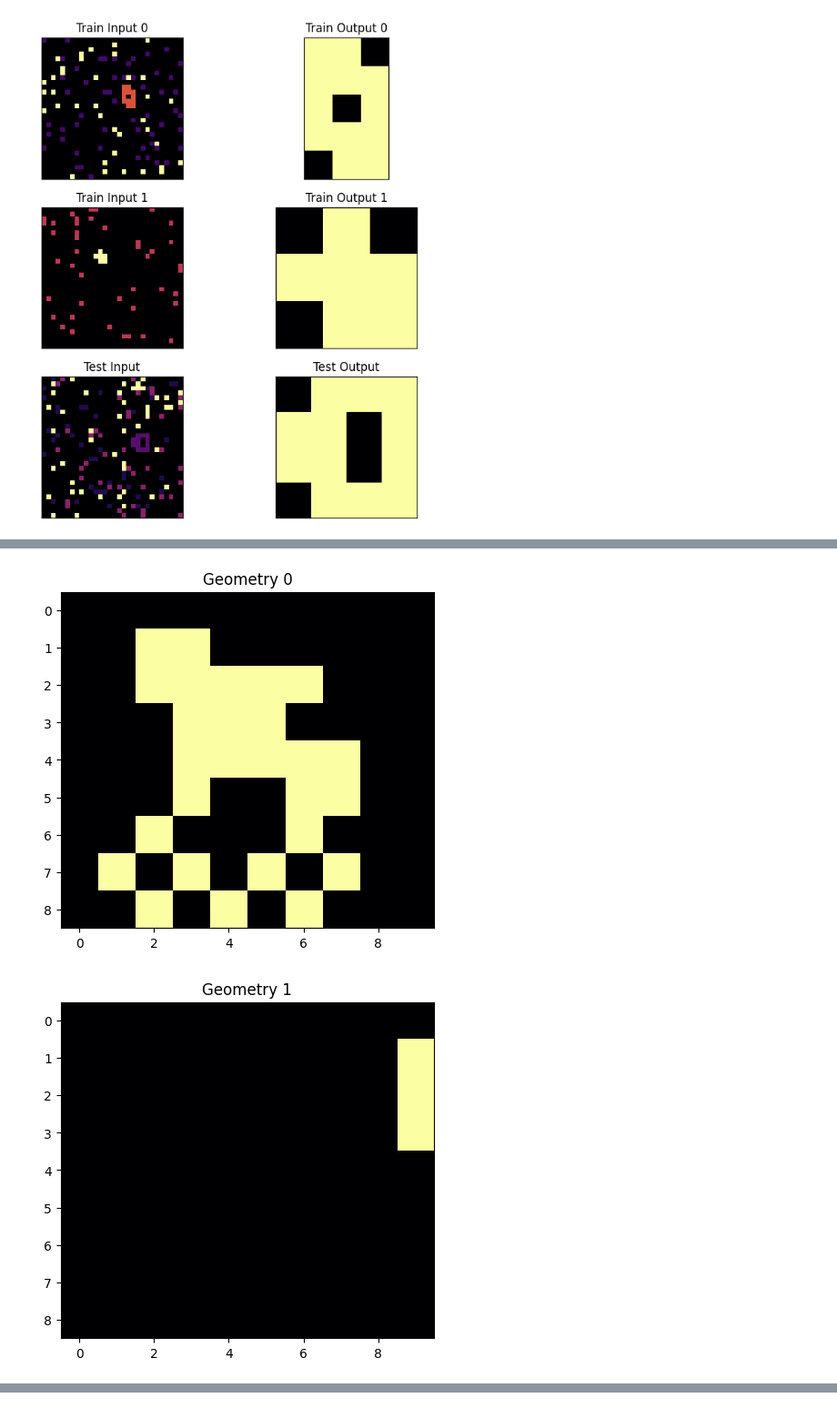
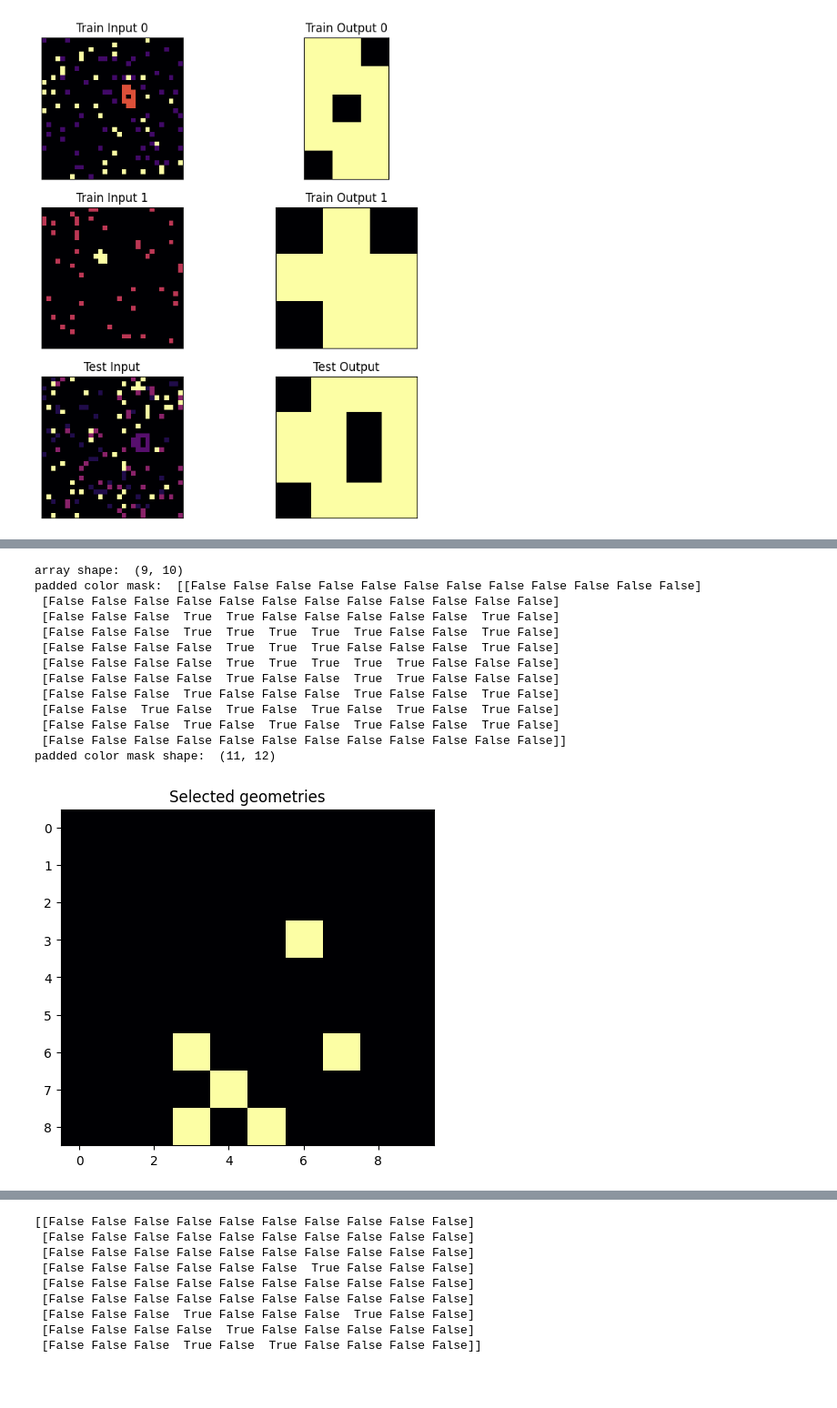
Before and after one commit to francescobraicovich/ARC2, a Jupyter notebook: code/exploration.ipynb, the cells around one changed output, grey strips where cells are left out. Shown at 91% size. Drawn from its saved outputs; the diff is of its cells as text; code cells hidden in the pictures; blank space fills up the shorter version.

```diff
--- a/code/exploration.ipynb
+++ b/code/exploration.ipynb
@@ -24,28 +24,40 @@ display_challenge(challenge_key)
 # %% [output]
 [figure]
 # %%
-from utilities.select import select_by_color_and_geometry, select_by_color_and_adjacent
+from utilities.select import select_by_color_and_geometry, select_by_color_and_adjacent, select_by_color_and_area, select_adjacent_to_color
 import numpy as np
 
 arr = np.array([
        [0, 0, 0, 0, 0, 0, 0, 0, 0, 0],
        [0, 0, 1, 1, 0, 0, 0, 0, 0, 1],
        [0, 0, 1, 1, 1, 1, 1, 0, 0, 1],
        [0, 0, 0, 1, 1, 1, 0, 0, 0, 1],
        [0, 0, 0, 1, 1, 1, 1, 1, 0, 0],
        [0, 0, 0, 1, 0, 0, 1, 1, 0, 0],
        [0, 0, 1, 0, 0, 0, 1, 0, 0, 1],
        [0, 1, 0, 1, 0, 1, 0, 1, 0, 1],
        [0, 0, 1, 0, 1, 0, 1, 0, 0, 1]])
 
 # plot the array as an image
 plt.imshow(arr)
 plt.show()
 
 # find all squares of color 1 with side length 2
-geometries = select_by_color_and_adjacent(arr, 1, display=True)
+geometries = select_adjacent_to_color(arr, 1, 3, display=True)
 print(geometries)
 # %% [output]
 [figure]
+array shape:  (9, 10)
+padded color mask:  [[False False False False False False False False False False False False]
+ [False False False False False False False False False False False False]
+ [False False False  True  True False False False False False  True False]
+ [False False False  True  True  True  True  True False False  True False]
+ [False False False False  True  True  True False False False  True False]
+ [False False False False  True  True  True  True  True False False False]
+ [False False False False  True False False  True  True False False False]
+ [False False False  True False False False  True False False  True False]
+ [False False  True False  True False  True False  True False  True False]
+ [False False False  True False  True False  True False False  True False]
+ [False False False False False False False False False False False False]]
+padded color mask shape:  (11, 12)
-[figure, old version]
+[figure, new version]
-[figure, removed]
@@ -69,0 +64,9 @@ print(geometries)
+[[False False False False False False False False False False]
+ [False False False False False False False False False False]
+ [False False False False False False False False False False]
+ [False False False False False False  True False False False]
+ [False False False False False False False False False False]
+ [False False False False False False False False False False]
+ [False False False  True False False False  True False False]
+ [False False False False  True False False False False False]
+ [False False False  True False  True False False False False]]
```
Also changed, not shown: parts of 1 cell of this notebook.
